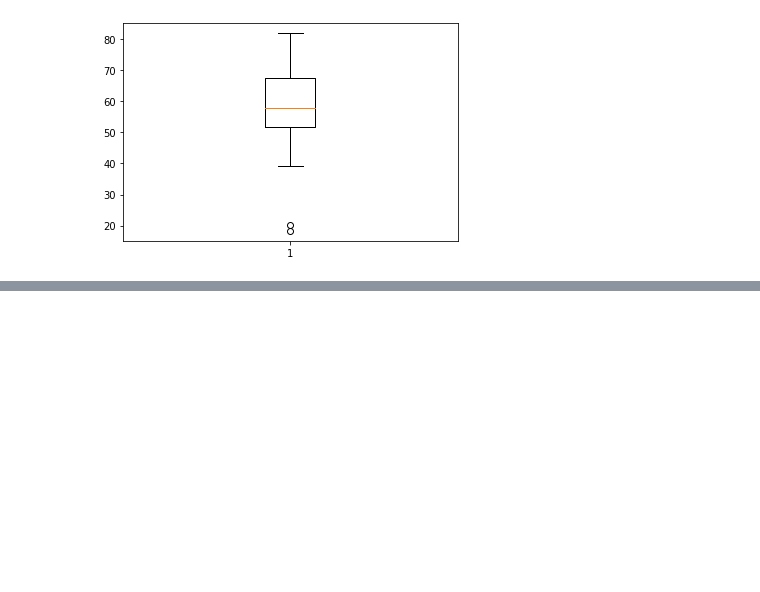
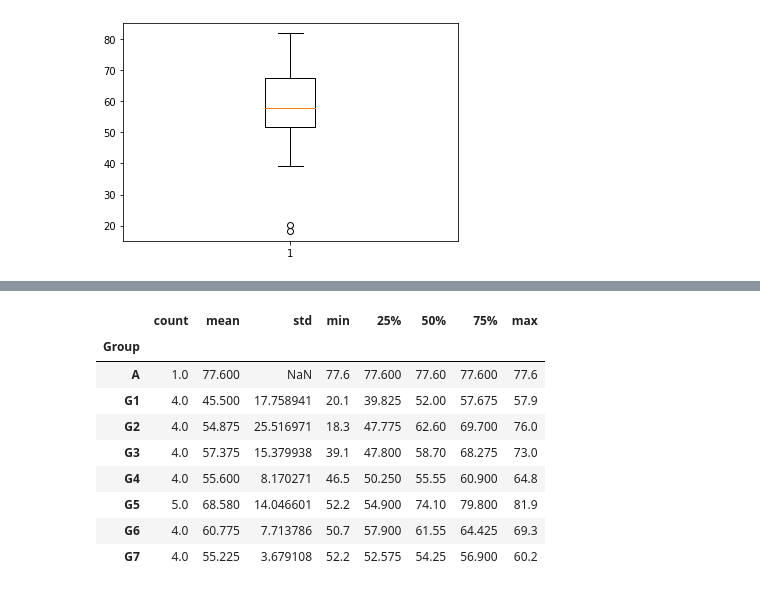
Before and after one commit to MK316/F2022, a Jupyter notebook: F22_Midterm.ipynb, the cells around one changed output, grey strips where cells are left out. Cells and saved outputs as stored; diff of their text form; code cells hidden in the pictures; blank space fills up the shorter version.

```diff
--- a/F22_Midterm.ipynb
+++ b/F22_Midterm.ipynb
@@ -71,0 +61,13 @@ d1.plot(x='ID', y='Midterm', style='.')
+# %%
+d1.groupby('Group')['Midterm'].describe()
+# %% [output]
+|  | count | mean | std | min | 25% | 50% | 75% | max |
+| Group |  |  |  |  |  |  |  |  |
+| A | 1.0 | 77.600 | NaN | 77.6 | 77.600 | 77.60 | 77.600 | 77.6 |
+| G1 | 4.0 | 45.500 | 17.758941 | 20.1 | 39.825 | 52.00 | 57.675 | 57.9 |
+| G2 | 4.0 | 54.875 | 25.516971 | 18.3 | 47.775 | 62.60 | 69.700 | 76.0 |
+| G3 | 4.0 | 57.375 | 15.379938 | 39.1 | 47.800 | 58.70 | 68.275 | 73.0 |
+| G4 | 4.0 | 55.600 | 8.170271 | 46.5 | 50.250 | 55.55 | 60.900 | 64.8 |
+| G5 | 5.0 | 68.580 | 14.046601 | 52.2 | 54.900 | 74.10 | 79.800 | 81.9 |
+| G6 | 4.0 | 60.775 | 7.713786 | 50.7 | 57.900 | 61.55 | 64.425 | 69.3 |
+| G7 | 4.0 | 55.225 | 3.679108 | 52.2 | 52.575 | 54.25 | 56.900 | 60.2 |
```
Also changed, not shown: parts of 7 cells of this notebook.
